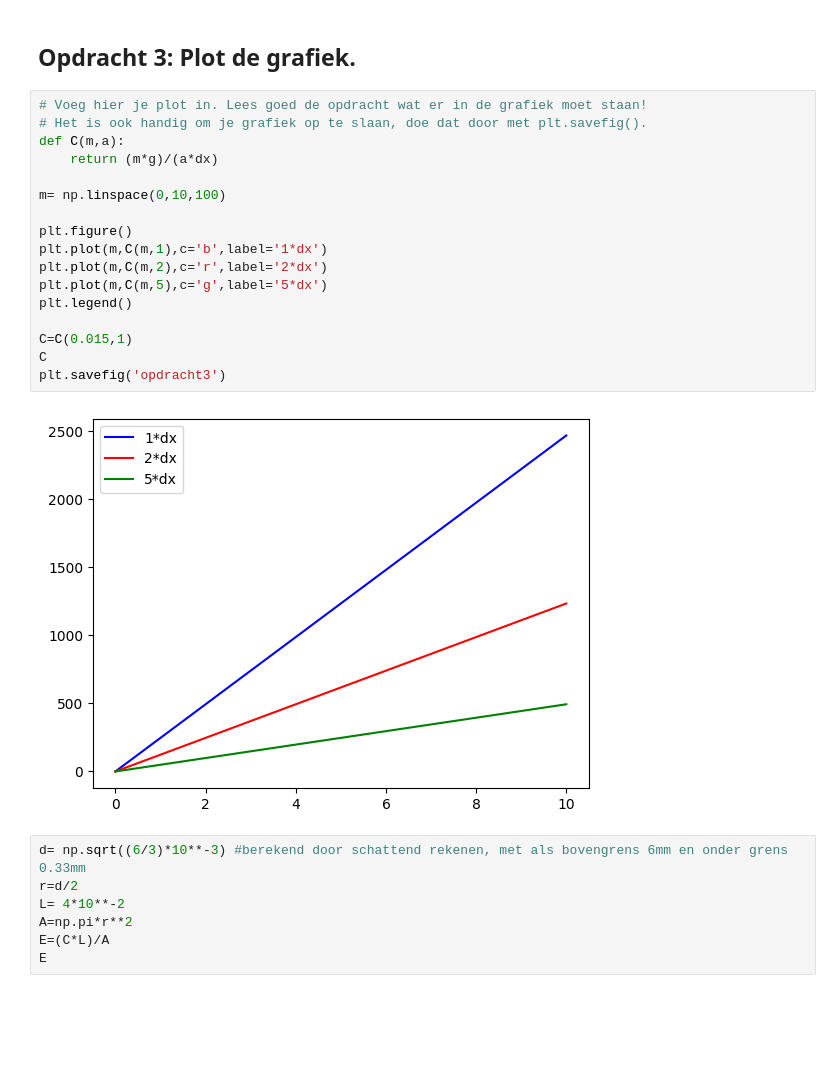
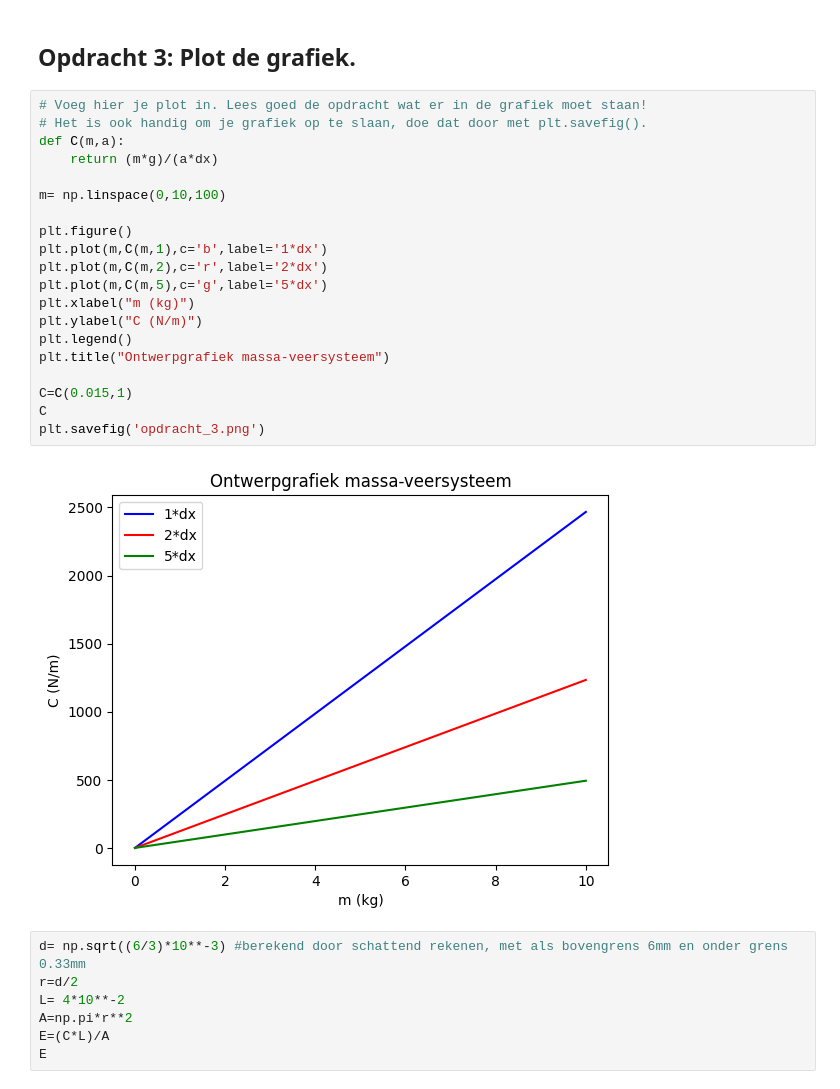
Before and after one commit to sdwijnands/opdrachten-DEF-D, a Jupyter notebook: FysiekeOntwerpopdrachten/5MaakEenOpstellingTrillingsvrij/Ontwerpopdracht5MaakEenOpstellingTrillingsvrijInvulTemplate.ipynb, the cells around one changed output. Drawn from its saved outputs; the diff is of its cells as text; blank space fills up the shorter version.

```diff
--- a/FysiekeOntwerpopdrachten/5MaakEenOpstellingTrillingsvrij/Ontwerpopdracht5MaakEenOpstellingTrillingsvrijInvulTemplate.ipynb
+++ b/FysiekeOntwerpopdrachten/5MaakEenOpstellingTrillingsvrij/Ontwerpopdracht5MaakEenOpstellingTrillingsvrijInvulTemplate.ipynb
@@ -81,22 +81,25 @@ print(dx)
 # %%
 # Voeg hier je plot in. Lees goed de opdracht wat er in de grafiek moet staan!
 # Het is ook handig om je grafiek op te slaan, doe dat door met plt.savefig().
 def C(m,a):
     return (m*g)/(a*dx)
 
 m= np.linspace(0,10,100)
 
 plt.figure()
 plt.plot(m,C(m,1),c='b',label='1*dx')
 plt.plot(m,C(m,2),c='r',label='2*dx')
 plt.plot(m,C(m,5),c='g',label='5*dx')
+plt.xlabel("m (kg)")
+plt.ylabel("C (N/m)")
 plt.legend()
+plt.title("Ontwerpgrafiek massa-veersysteem")
 
 C=C(0.015,1)
 C
-plt.savefig('opdracht3')
+plt.savefig('opdracht_3.png')
 # %% [output]
-[figure, old version]
+[figure, new version]
 # %%
 d= np.sqrt((6/3)*10**-3) #berekend door schattend rekenen, met als bovengrens 6mm en onder grens 0.33mm
 r=d/2
```
Also changed, not shown: parts of 6 cells of this notebook, 5 other files.
